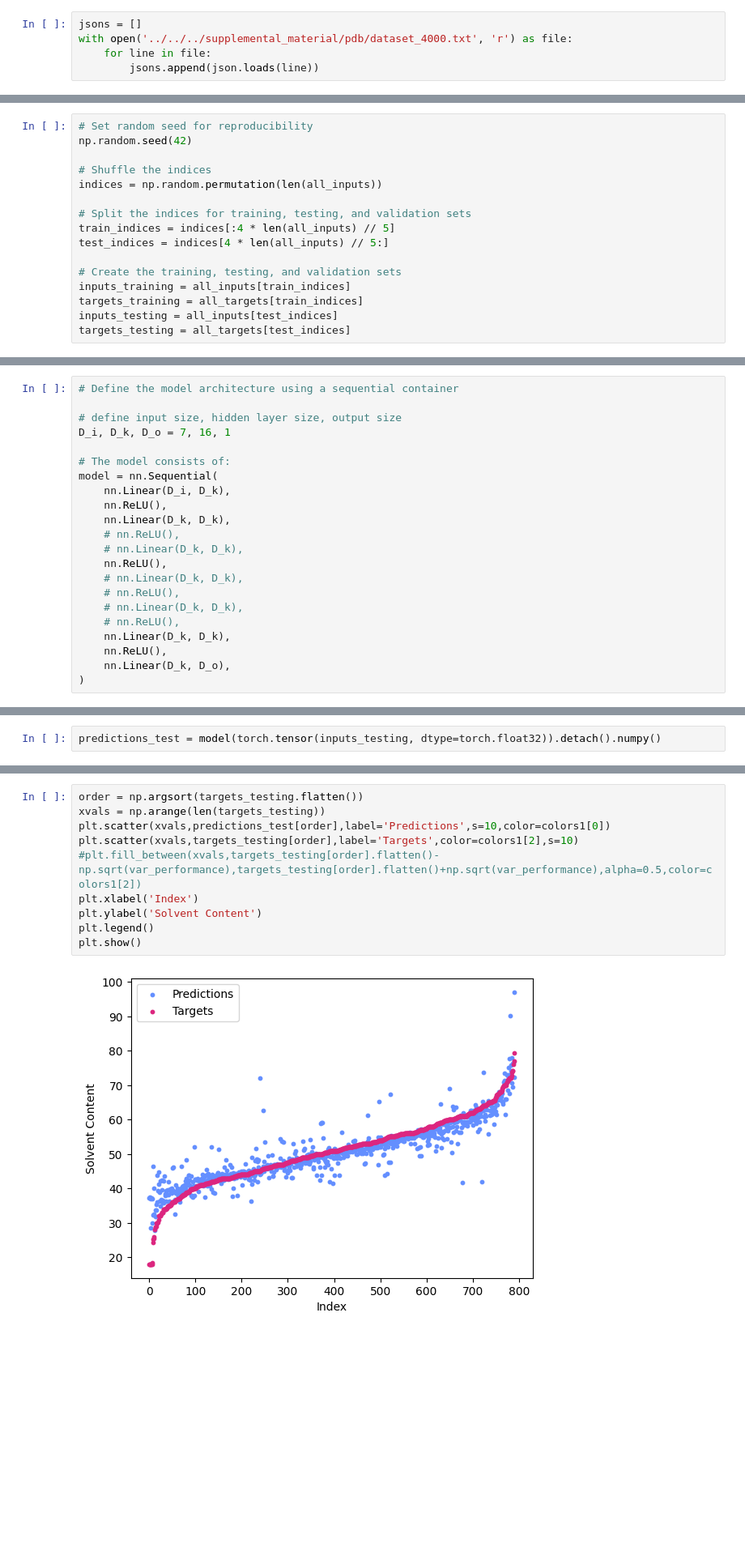
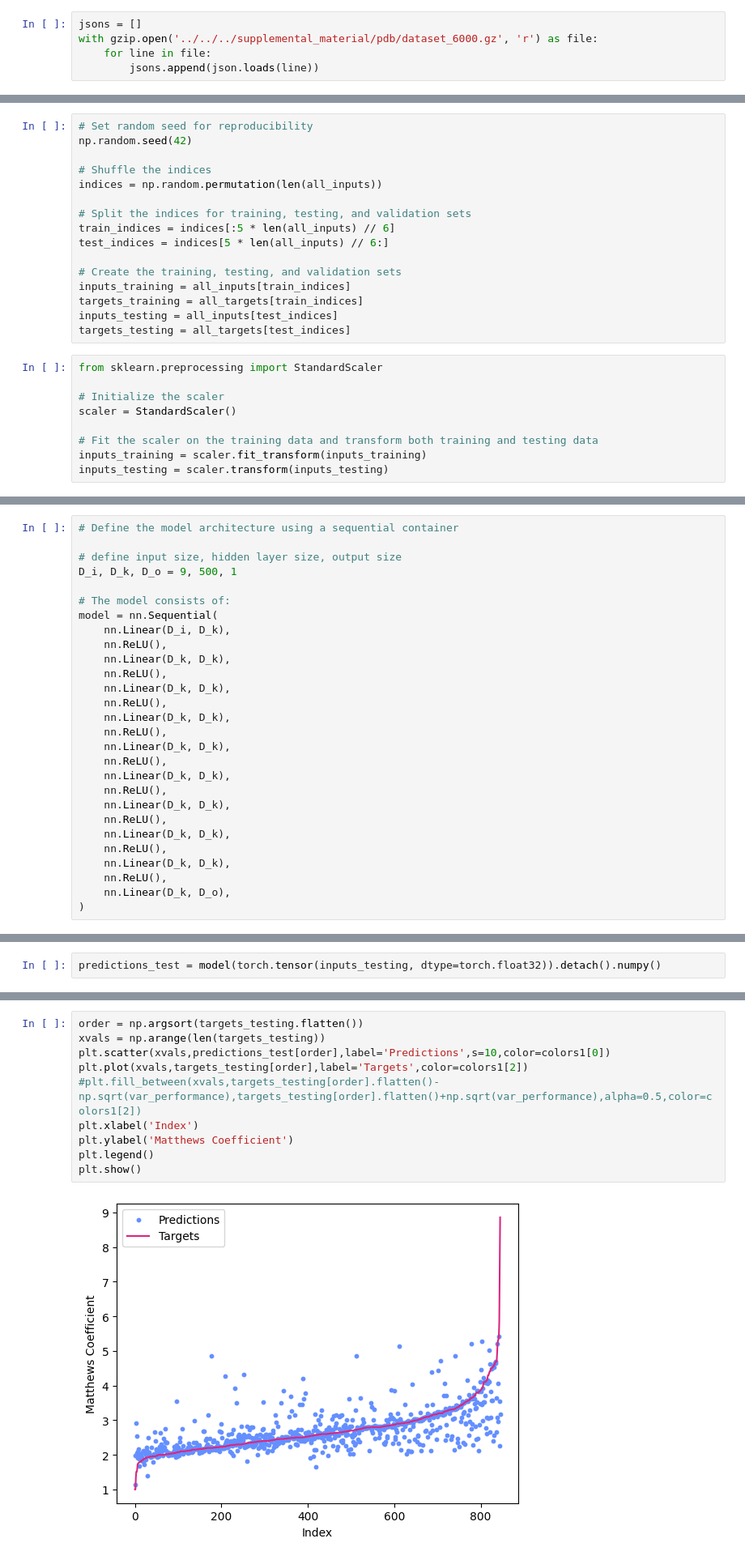
Before and after one commit to ChristinaVlach/Introduction-Statistical-Data-Analysis-Machine-Learning, a Jupyter notebook: regression/notebooks/extras/notebook_ex_neural_network_pdb.ipynb, the cells around one changed output, grey strips where cells are left out. Shown at 81% size. Drawn from its saved outputs; the diff is of its cells as text; blank space fills up the shorter version.

```diff
--- a/regression/notebooks/extras/notebook_ex_neural_network_pdb.ipynb
+++ b/regression/notebooks/extras/notebook_ex_neural_network_pdb.ipynb
@@ -20,6 +22,6 @@ colors1=[mcolors.to_rgb(i) for i in hex1]
 ## Load protein data from PDB dataset
 # %%
 jsons = []
-with open('../../../supplemental_material/pdb/dataset_4000.txt', 'r') as file:
+with gzip.open('../../../supplemental_material/pdb/dataset_6000.gz', 'r') as file:
     for line in file:
         jsons.append(json.loads(line))
@@ -65,14 +79,23 @@ np.random.seed(42)
 indices = np.random.permutation(len(all_inputs))
 
 # Split the indices for training, testing, and validation sets
-train_indices = indices[:4 * len(all_inputs) // 5]
-test_indices = indices[4 * len(all_inputs) // 5:]
+train_indices = indices[:5 * len(all_inputs) // 6]
+test_indices = indices[5 * len(all_inputs) // 6:]
 
 # Create the training, testing, and validation sets
 inputs_training = all_inputs[train_indices]
 targets_training = all_targets[train_indices]
 inputs_testing = all_inputs[test_indices]
 targets_testing = all_targets[test_indices]
+# %%
+from sklearn.preprocessing import StandardScaler
+
+# Initialize the scaler
+scaler = StandardScaler()
+
+# Fit the scaler on the training data and transform both training and testing data
+inputs_training = scaler.fit_transform(inputs_training)
+inputs_testing = scaler.transform(inputs_testing)
 # %%
 input_tensor = torch.tensor(inputs_training, dtype=torch.float32)
 target_tensor = torch.tensor(targets_training, dtype=torch.float32)
@@ -82,20 +105,26 @@ target_tensor = torch.tensor(targets_training, dtype=torch.float32)
 # Define the model architecture using a sequential container
 
 # define input size, hidden layer size, output size
-D_i, D_k, D_o = 7, 16, 1
+D_i, D_k, D_o = 9, 500, 1
 
 # The model consists of:
 model = nn.Sequential(
     nn.Linear(D_i, D_k),
     nn.ReLU(),
     nn.Linear(D_k, D_k),
-    # nn.ReLU(),
-    # nn.Linear(D_k, D_k),
     nn.ReLU(),
-    # nn.Linear(D_k, D_k),
-    # nn.ReLU(),
-    # nn.Linear(D_k, D_k),
-    # nn.ReLU(),
+    nn.Linear(D_k, D_k),
+    nn.ReLU(),
+    nn.Linear(D_k, D_k),
+    nn.ReLU(),
+    nn.Linear(D_k, D_k),
+    nn.ReLU(),
+    nn.Linear(D_k, D_k),
+    nn.ReLU(),
+    nn.Linear(D_k, D_k),
+    nn.ReLU(),
+    nn.Linear(D_k, D_k),
+    nn.ReLU(),
     nn.Linear(D_k, D_k),
     nn.ReLU(),
     nn.Linear(D_k, D_o),
@@ -186,12 +215,12 @@ Variance of performance: 16.933
 # %%
 order = np.argsort(targets_testing.flatten())
 xvals = np.arange(len(targets_testing))
 plt.scatter(xvals,predictions_test[order],label='Predictions',s=10,color=colors1[0])
-plt.scatter(xvals,targets_testing[order],label='Targets',color=colors1[2],s=10)
+plt.plot(xvals,targets_testing[order],label='Targets',color=colors1[2])
 #plt.fill_between(xvals,targets_testing[order].flatten()-np.sqrt(var_performance),targets_testing[order].flatten()+np.sqrt(var_performance),alpha=0.5,color=colors1[2])
 plt.xlabel('Index')
-plt.ylabel('Solvent Content')
+plt.ylabel('Matthews Coefficient')
 plt.legend()
 plt.show()
 # %% [output]
-[figure, old version]
+[figure, new version]
```
Also changed, not shown: parts of 11 cells of this notebook, 1 other file.
